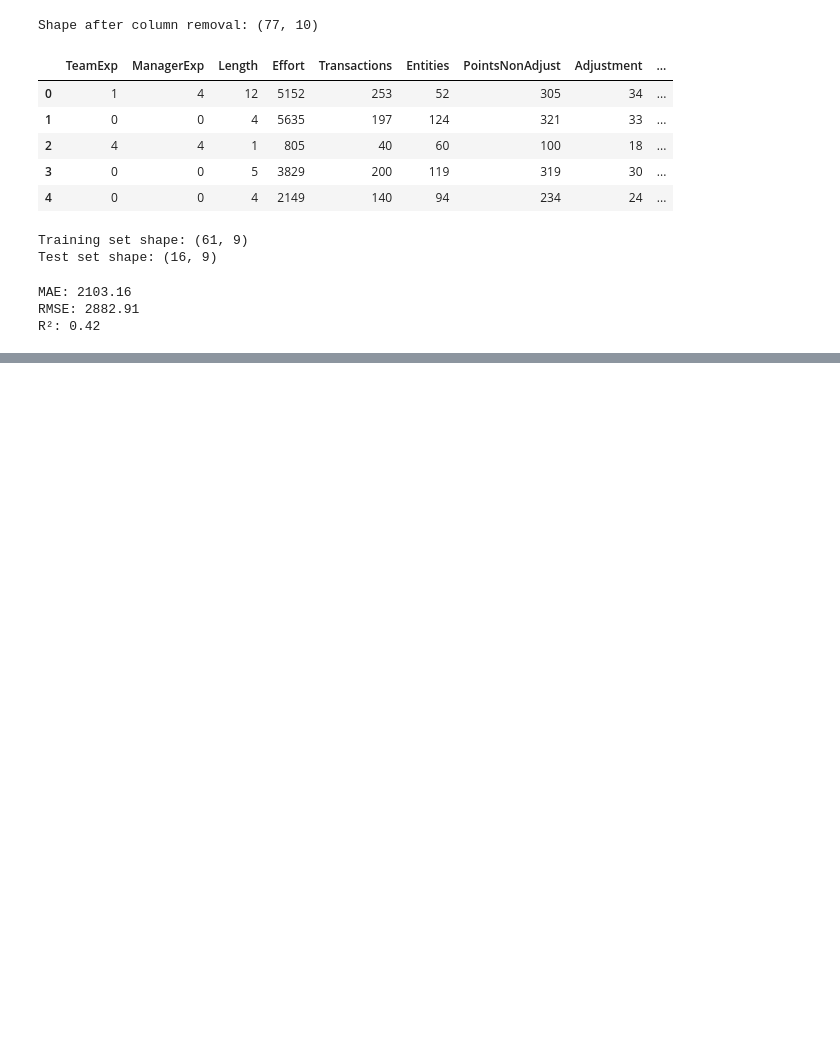
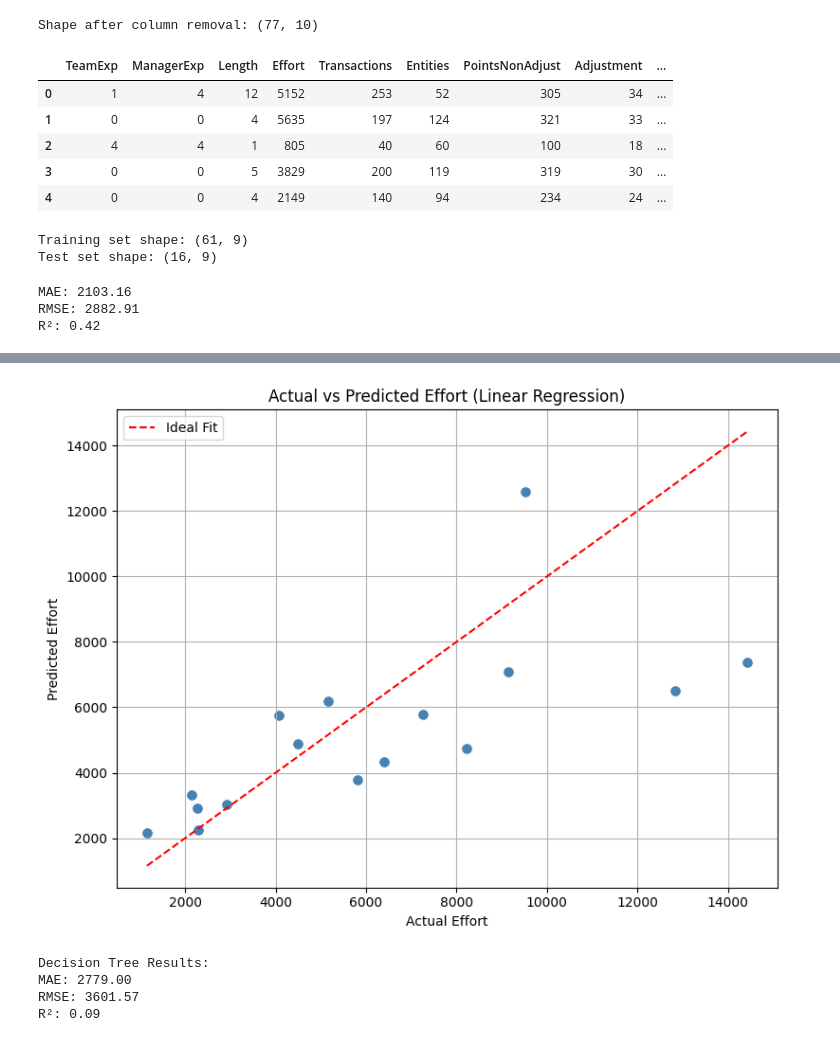
Before and after one commit to Shahbazi-Amir/SmartDevTime, a Jupyter notebook: smartdevtime_project_duration_prediction.ipynb, the cells around one changed output, grey strips where cells are left out. Drawn from its saved outputs; the diff is of its cells as text; code cells hidden in the pictures; blank space fills up the shorter version.

```diff
--- a/smartdevtime_project_duration_prediction.ipynb
+++ b/smartdevtime_project_duration_prediction.ipynb
@@ -301,0 +351,18 @@ R²: 0.42
+# %%
+# Step 1: Plot actual vs predicted values
+plt.figure(figsize=(8, 6))
+sns.scatterplot(x=y_test, y=y_pred, color='steelblue', s=70)
+
+# Step 2: Plot ideal line (y = x)
+plt.plot([y_test.min(), y_test.max()], [y_test.min(), y_test.max()], color='red', linestyle='--', label='Ideal Fit')
+
+# Step 3: Labels and title
+plt.xlabel("Actual Effort")
+plt.ylabel("Predicted Effort")
+plt.title("Actual vs Predicted Effort (Linear Regression)")
+plt.legend()
+plt.grid(True)
+plt.tight_layout()
+plt.show()
+# %% [output]
+[figure, added]
@@ -301,0 +380,15 @@ R²: 0.42
+# %%
+# Evaluate the model
+mae_tree = mean_absolute_error(y_test, y_pred_tree)
+rmse_tree = np.sqrt(mean_squared_error(y_test, y_pred_tree))
+r2_tree = r2_score(y_test, y_pred_tree)
+
+print("Decision Tree Results:")
+print(f"MAE: {mae_tree:.2f}")
+print(f"RMSE: {rmse_tree:.2f}")
+print(f"R²: {r2_tree:.2f}")
+# %% [output]
+Decision Tree Results:
+MAE: 2779.00
+RMSE: 3601.57
+R²: 0.09
```
Also changed, not shown: parts of 5 cells of this notebook, 1 other file.
